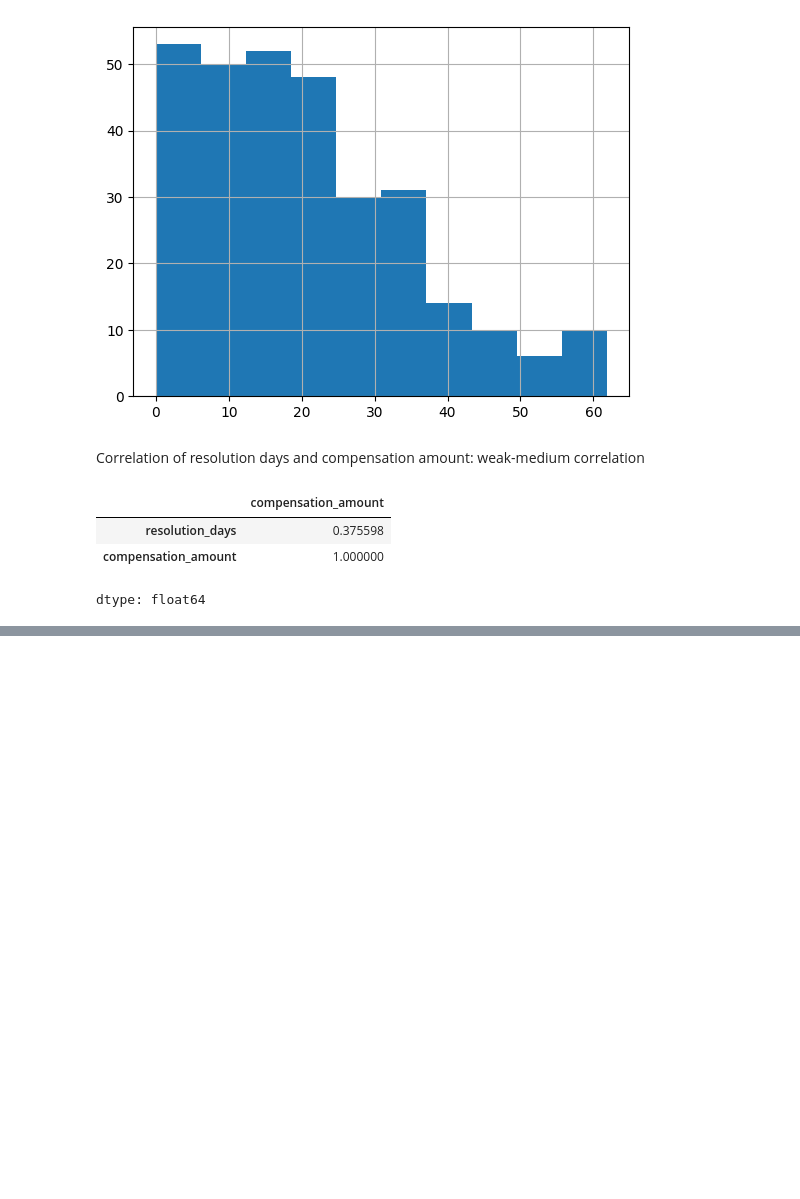
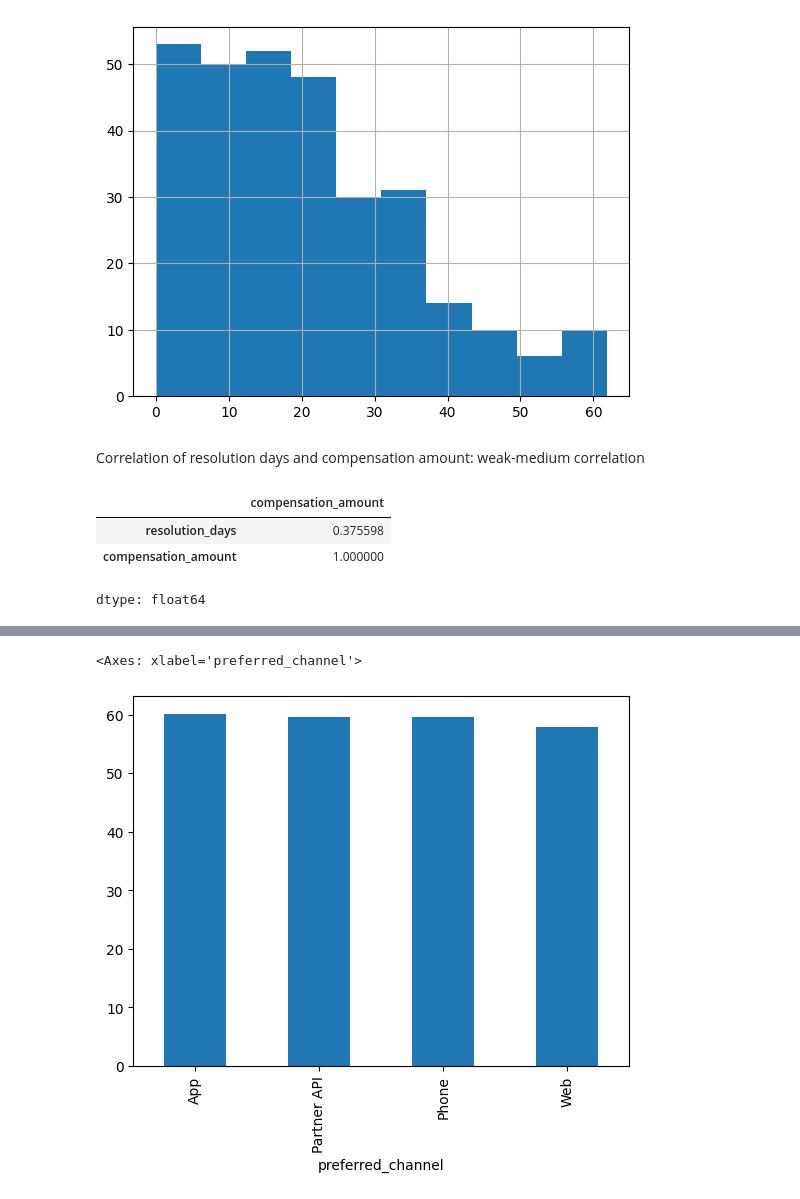
Before and after one commit to sydney142/databases_analytics_assignment, a Jupyter notebook: Assignment_Python.ipynb, the cells around one changed output, grey strips where cells are left out. Cells and saved outputs as stored; diff of their text form; code cells hidden in the pictures; blank space fills up the shorter version.

```diff
--- a/Assignment_Python.ipynb
+++ b/Assignment_Python.ipynb
@@ -79,0 +107,5 @@ dtype: float64
+# %%
+customers_df.groupby("preferred_channel")["loyalty_score"].mean().plot(kind="bar")
+# %% [output]
+<Axes: xlabel='preferred_channel'>
+[figure, added]
```
Also changed, not shown: parts of 8 cells of this notebook.
